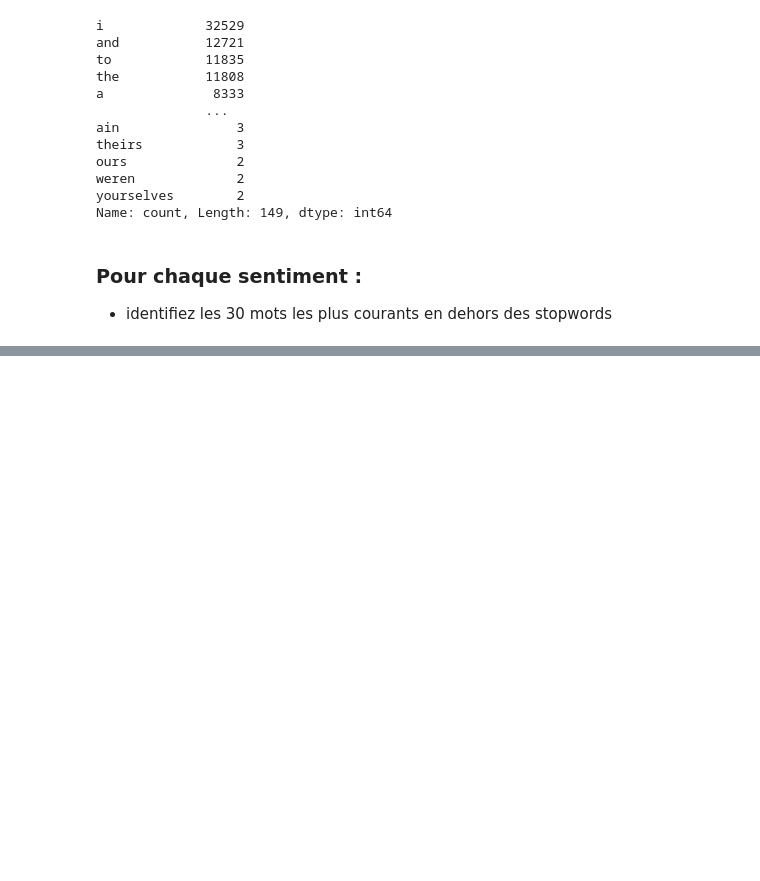
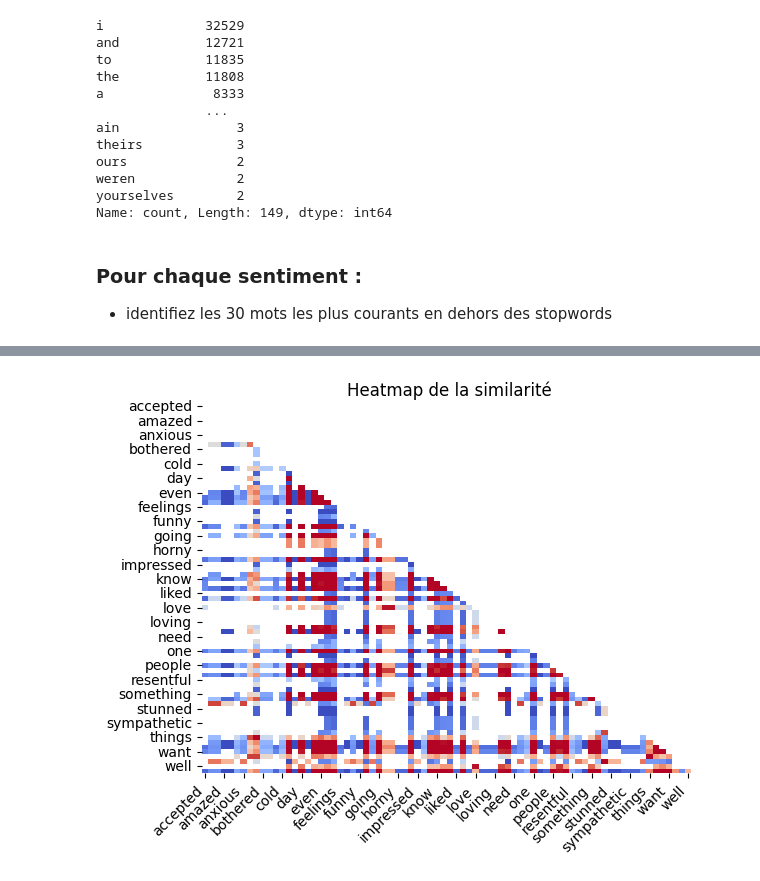
Before and after one commit to Evgeni1494/NLP_Psy, a Jupyter notebook: Analyse_NLP.ipynb, the cells around one changed output, grey strips where cells are left out. Saved outputs shown, nothing was run; the diff lists cells and outputs as text; code cells hidden in the pictures; blank space fills up the shorter version.

```diff
--- a/Analyse_NLP.ipynb
+++ b/Analyse_NLP.ipynb
@@ -193,0 +279,25 @@ number_top30_words
+# %%
+# Liste des colonnes numériques et des colonnes correspondantes "_word"
+numeric_columns = ['sadness_num', 'anger_num', 'love_num', 'surprise_num', 'fear_num', 'happy_num']
+word_columns = ['sadness_word', 'anger_word', 'love_word', 'surprise_word', 'fear_word', 'happy_word']
+
+# Création du nouvel index à partir des colonnes "_word"
+new_index = concat_data[word_columns].values.flatten()
+
+# Suppression des doublons et tri du nouvel index
+new_index = sorted(set(new_index))
+
+# Création d'un DataFrame vide avec le nouvel index et les colonnes numériques
+pivoted_df = pd.DataFrame(index=new_index, columns=numeric_columns)
+
+# Remplissage des valeurs manquantes avec 0
+pivoted_df.fillna(0, inplace=True)
+
+# Remplissage des valeurs numériques correspondantes
+for index, row in concat_data.iterrows():
+    for num_col, word_col in zip(numeric_columns, word_columns):
+        word = row[word_col]
+        value = row[num_col]
+        pivoted_df.loc[word, num_col] = value
+
+pivoted_df
@@ -193,0 +401,21 @@ number_top30_words
+# %%
+# Calculer la matrice de similarité en utilisant la similarité cosinus
+similarity_matrix = pd.DataFrame(cosine_similarity(pivoted_df.values), index=pivoted_df.index, columns=pivoted_df.index)
+
+# Masquer (remplacer) les valeurs égales à zéro par NaN
+similarity_matrix_filtered = similarity_matrix.mask(similarity_matrix == 0)
+
+# Créer un masque pour afficher seulement la moitié supérieure de la heatmap
+mask = np.triu(np.ones_like(similarity_matrix_filtered, dtype=bool))
+
+# Exclure les valeurs égales à 1
+similarity_matrix_filtered = similarity_matrix_filtered.mask(similarity_matrix_filtered == 1)
+
+# Créer la heatmap avec les options spécifiées
+sns.heatmap(similarity_matrix_filtered, cmap='coolwarm', annot=False, mask=mask, vmin=0.1, vmax=0.9, cbar=False)
+plt.title('Heatmap de la similarité')
+plt.xticks(rotation=45, ha='right')
+plt.yticks(rotation=0)
+plt.show()
+# %% [output]
+[figure, added]
```
Also changed, not shown: parts of 22 cells of this notebook, 7 other files.
